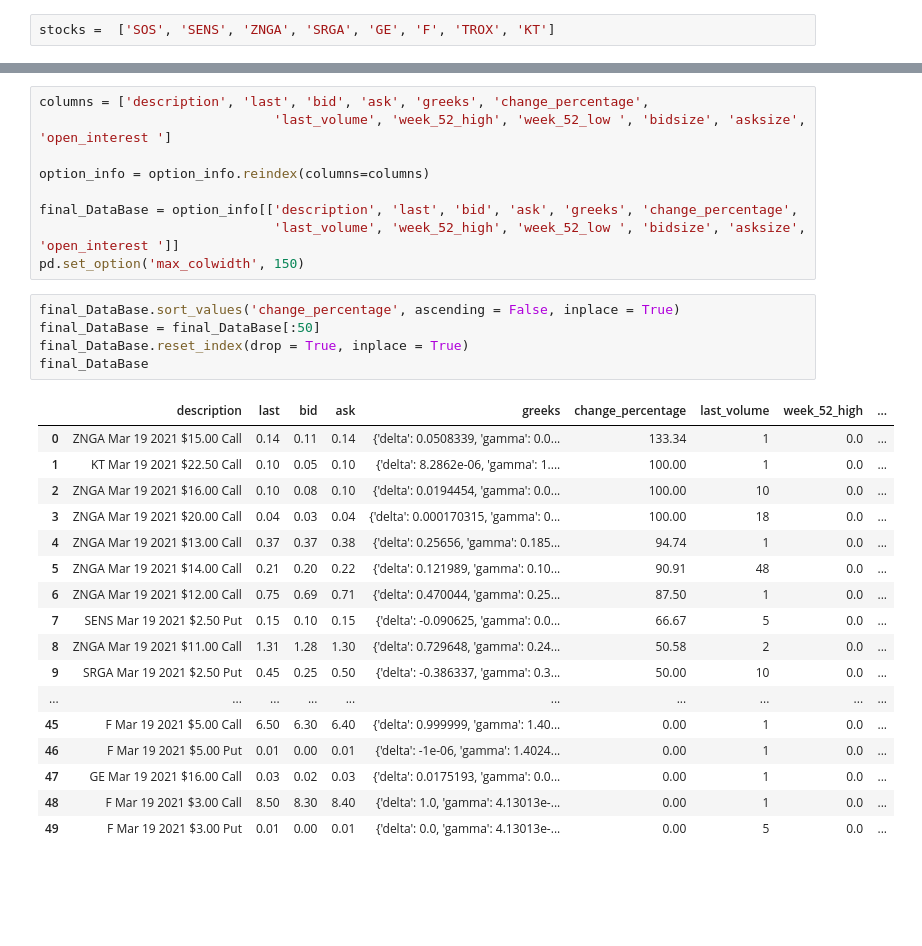
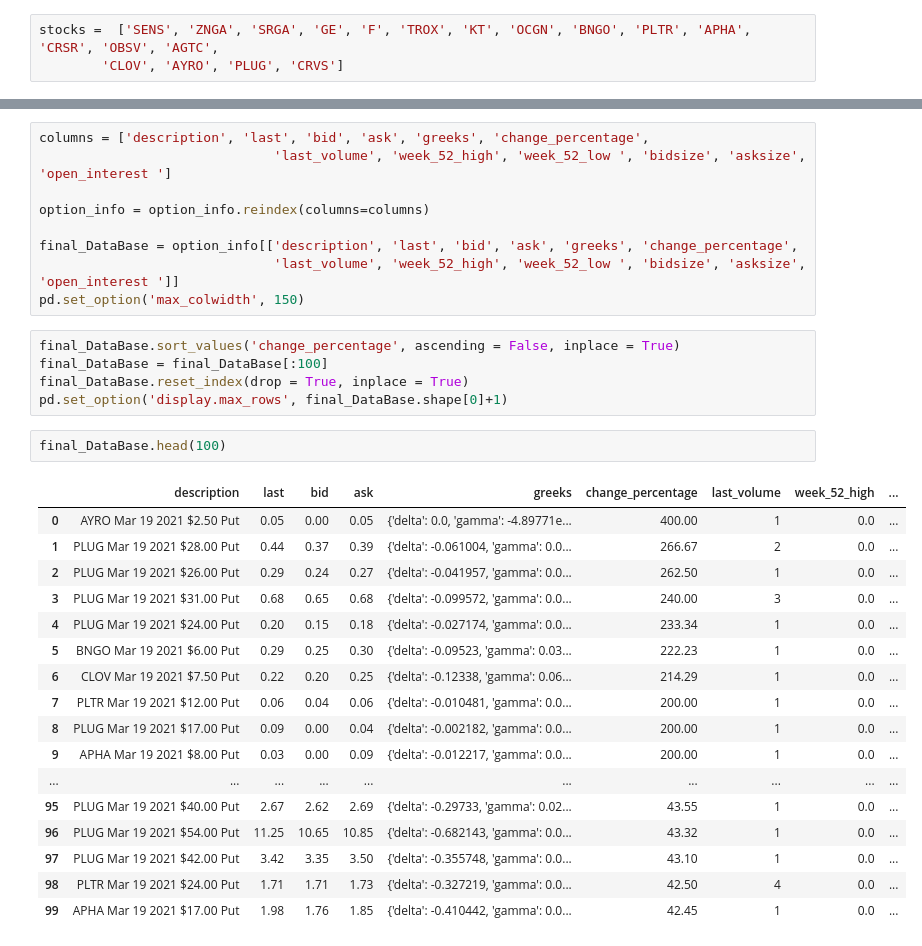
Before and after one commit to ayeshnayana/Options_trading, a Jupyter notebook: Tradier_options_platform.ipynb, the cells around one changed output, grey strips where cells are left out. Cells and saved outputs as stored; diff of their text form; blank space fills up the shorter version.

```diff
--- a/Tradier_options_platform.ipynb
+++ b/Tradier_options_platform.ipynb
@@ -14,7 +29,8 @@ headers={
     'Accept': 'application/json'
         }
 # %%
-stocks =  ['SOS', 'SENS', 'ZNGA', 'SRGA', 'GE', 'F', 'TROX', 'KT']
+stocks =  ['SENS', 'ZNGA', 'SRGA', 'GE', 'F', 'TROX', 'KT', 'OCGN', 'BNGO', 'PLTR', 'APHA', 'CRSR', 'OBSV', 'AGTC',
+        'CLOV', 'AYRO', 'PLUG', 'CRVS']
 # %%
 
 option_info=pd.DataFrame()
@@ -61,24 +82,26 @@ final_DataBase = option_info[['description', 'last', 'bid', 'ask', 'greeks', 'ch
 pd.set_option('max_colwidth', 150)
 # %%
 final_DataBase.sort_values('change_percentage', ascending = False, inplace = True)
-final_DataBase = final_DataBase[:50]
+final_DataBase = final_DataBase[:100]
 final_DataBase.reset_index(drop = True, inplace = True)
-final_DataBase
+pd.set_option('display.max_rows', final_DataBase.shape[0]+1)
-# %% [output]
-|  | description | last | bid | ask | greeks | change_percentage | last_volume | week_52_high | ... |
-| 0 | ZNGA Mar 19 2021 $15.00 Call | 0.14 | 0.11 | 0.14 | {'delta': 0.0508339, 'gamma': 0.0... | 133.34 | 1 | 0.0 | ... |
-| 1 | KT Mar 19 2021 $22.50 Call | 0.10 | 0.05 | 0.10 | {'delta': 8.2862e-06, 'gamma': 1.... | 100.00 | 1 | 0.0 | ... |
-| 2 | ZNGA Mar 19 2021 $16.00 Call | 0.10 | 0.08 | 0.10 | {'delta': 0.0194454, 'gamma': 0.0... | 100.00 | 10 | 0.0 | ... |
-| 3 | ZNGA Mar 19 2021 $20.00 Call | 0.04 | 0.03 | 0.04 | {'delta': 0.000170315, 'gamma': 0... | 100.00 | 18 | 0.0 | ... |
-| 4 | ZNGA Mar 19 2021 $13.00 Call | 0.37 | 0.37 | 0.38 | {'delta': 0.25656, 'gamma': 0.185... | 94.74 | 1 | 0.0 | ... |
-| 5 | ZNGA Mar 19 2021 $14.00 Call | 0.21 | 0.20 | 0.22 | {'delta': 0.121989, 'gamma': 0.10... | 90.91 | 48 | 0.0 | ... |
-| 6 | ZNGA Mar 19 2021 $12.00 Call | 0.75 | 0.69 | 0.71 | {'delta': 0.470044, 'gamma': 0.25... | 87.50 | 1 | 0.0 | ... |
-| 7 | SENS Mar 19 2021 $2.50 Put | 0.15 | 0.10 | 0.15 | {'delta': -0.090625, 'gamma': 0.0... | 66.67 | 5 | 0.0 | ... |
-| 8 | ZNGA Mar 19 2021 $11.00 Call | 1.31 | 1.28 | 1.30 | {'delta': 0.729648, 'gamma': 0.24... | 50.58 | 2 | 0.0 | ... |
-| 9 | SRGA Mar 19 2021 $2.50 Put | 0.45 | 0.25 | 0.50 | {'delta': -0.386337, 'gamma': 0.3... | 50.00 | 10 | 0.0 | ... |
-| ... | ... | ... | ... | ... | ... | ... | ... | ... | ... |
-| 45 | F Mar 19 2021 $5.00 Call | 6.50 | 6.30 | 6.40 | {'delta': 0.999999, 'gamma': 1.40... | 0.00 | 1 | 0.0 | ... |
-| 46 | F Mar 19 2021 $5.00 Put | 0.01 | 0.00 | 0.01 | {'delta': -1e-06, 'gamma': 1.4024... | 0.00 | 1 | 0.0 | ... |
-| 47 | GE Mar 19 2021 $16.00 Call | 0.03 | 0.02 | 0.03 | {'delta': 0.0175193, 'gamma': 0.0... | 0.00 | 1 | 0.0 | ... |
-| 48 | F Mar 19 2021 $3.00 Call | 8.50 | 8.30 | 8.40 | {'delta': 1.0, 'gamma': 4.13013e-... | 0.00 | 1 | 0.0 | ... |
-| 49 | F Mar 19 2021 $3.00 Put | 0.01 | 0.00 | 0.01 | {'delta': 0.0, 'gamma': 4.13013e-... | 0.00 | 5 | 0.0 | ... |
+# %%
+final_DataBase.head(100)
+# %% [output]
+|  | description | last | bid | ask | greeks | change_percentage | last_volume | week_52_high | ... |
+| 0 | AYRO Mar 19 2021 $2.50 Put | 0.05 | 0.00 | 0.05 | {'delta': 0.0, 'gamma': -4.89771e... | 400.00 | 1 | 0.0 | ... |
+| 1 | PLUG Mar 19 2021 $28.00 Put | 0.44 | 0.37 | 0.39 | {'delta': -0.061004, 'gamma': 0.0... | 266.67 | 2 | 0.0 | ... |
+| 2 | PLUG Mar 19 2021 $26.00 Put | 0.29 | 0.24 | 0.27 | {'delta': -0.041957, 'gamma': 0.0... | 262.50 | 1 | 0.0 | ... |
+| 3 | PLUG Mar 19 2021 $31.00 Put | 0.68 | 0.65 | 0.68 | {'delta': -0.099572, 'gamma': 0.0... | 240.00 | 3 | 0.0 | ... |
+| 4 | PLUG Mar 19 2021 $24.00 Put | 0.20 | 0.15 | 0.18 | {'delta': -0.027174, 'gamma': 0.0... | 233.34 | 1 | 0.0 | ... |
+| 5 | BNGO Mar 19 2021 $6.00 Put | 0.29 | 0.25 | 0.30 | {'delta': -0.09523, 'gamma': 0.03... | 222.23 | 1 | 0.0 | ... |
+| 6 | CLOV Mar 19 2021 $7.50 Put | 0.22 | 0.20 | 0.25 | {'delta': -0.12338, 'gamma': 0.06... | 214.29 | 1 | 0.0 | ... |
+| 7 | PLTR Mar 19 2021 $12.00 Put | 0.06 | 0.04 | 0.06 | {'delta': -0.010481, 'gamma': 0.0... | 200.00 | 1 | 0.0 | ... |
+| 8 | PLUG Mar 19 2021 $17.00 Put | 0.09 | 0.00 | 0.04 | {'delta': -0.002182, 'gamma': 0.0... | 200.00 | 1 | 0.0 | ... |
+| 9 | APHA Mar 19 2021 $8.00 Put | 0.03 | 0.00 | 0.09 | {'delta': -0.012217, 'gamma': 0.0... | 200.00 | 1 | 0.0 | ... |
+| ... | ... | ... | ... | ... | ... | ... | ... | ... | ... |
+| 95 | PLUG Mar 19 2021 $40.00 Put | 2.67 | 2.62 | 2.69 | {'delta': -0.29733, 'gamma': 0.02... | 43.55 | 1 | 0.0 | ... |
+| 96 | PLUG Mar 19 2021 $54.00 Put | 11.25 | 10.65 | 10.85 | {'delta': -0.682143, 'gamma': 0.0... | 43.32 | 1 | 0.0 | ... |
+| 97 | PLUG Mar 19 2021 $42.00 Put | 3.42 | 3.35 | 3.50 | {'delta': -0.355748, 'gamma': 0.0... | 43.10 | 1 | 0.0 | ... |
+| 98 | PLTR Mar 19 2021 $24.00 Put | 1.71 | 1.71 | 1.73 | {'delta': -0.327219, 'gamma': 0.0... | 42.50 | 4 | 0.0 | ... |
+| 99 | APHA Mar 19 2021 $17.00 Put | 1.98 | 1.76 | 1.85 | {'delta': -0.410442, 'gamma': 0.0... | 42.45 | 1 | 0.0 | ... |
```
Also changed, not shown: parts of 12 cells of this notebook.
